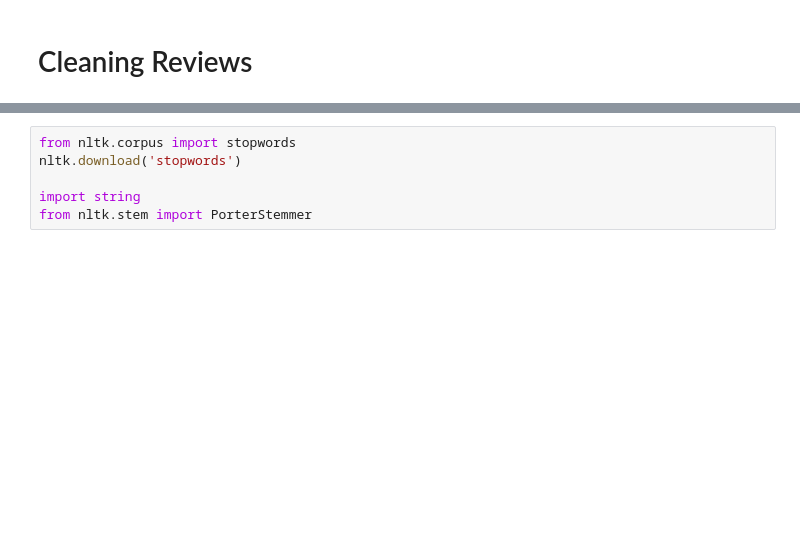
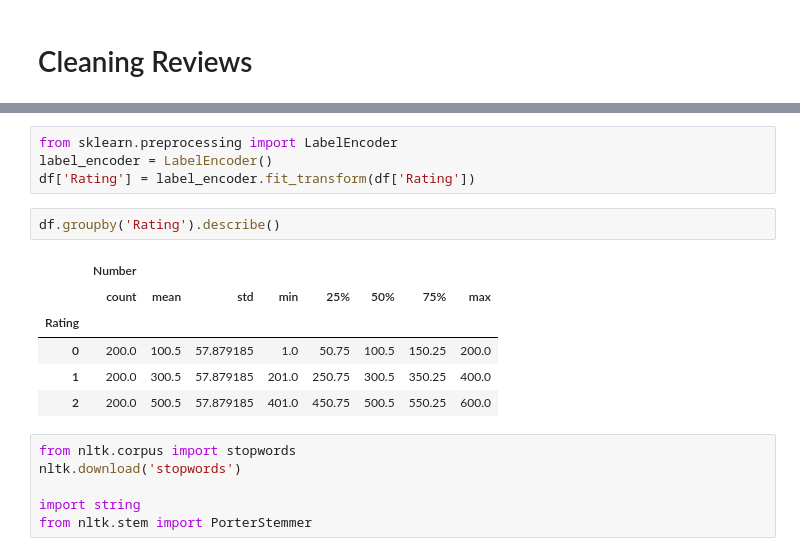
Before and after one commit to JoseRicoCct/CA2_Integrated_Assesment_MSc_Data_Analytics_CCT_Semester_1, a Jupyter notebook: CA2_ML_Code_sba23021.ipynb, the cells around one changed output, grey strips where cells are left out. Drawn from its saved outputs; the diff is of its cells as text; blank space fills up the shorter version.

```diff
--- a/CA2_ML_Code_sba23021.ipynb
+++ b/CA2_ML_Code_sba23021.ipynb
@@ -93,3 +89,16 @@ df.groupby('EncodedRating').describe()
+# %%
+from sklearn.preprocessing import LabelEncoder
+label_encoder = LabelEncoder()
+df['Rating'] = label_encoder.fit_transform(df['Rating'])
+# %%
+df.groupby('Rating').describe()
+# %% [output]
+|  | Number |  |  |  |  |  |  |  |
+|  | count | mean | std | min | 25% | 50% | 75% | max |
+| Rating |  |  |  |  |  |  |  |  |
+| 0 | 200.0 | 100.5 | 57.879185 | 1.0 | 50.75 | 100.5 | 150.25 | 200.0 |
+| 1 | 200.0 | 300.5 | 57.879185 | 201.0 | 250.75 | 300.5 | 350.25 | 400.0 |
+| 2 | 200.0 | 500.5 | 57.879185 | 401.0 | 450.75 | 500.5 | 550.25 | 600.0 |
 # %%
 from nltk.corpus import stopwords
 nltk.download('stopwords')
```
Also changed, not shown: parts of 28 cells of this notebook, 5 other files.
